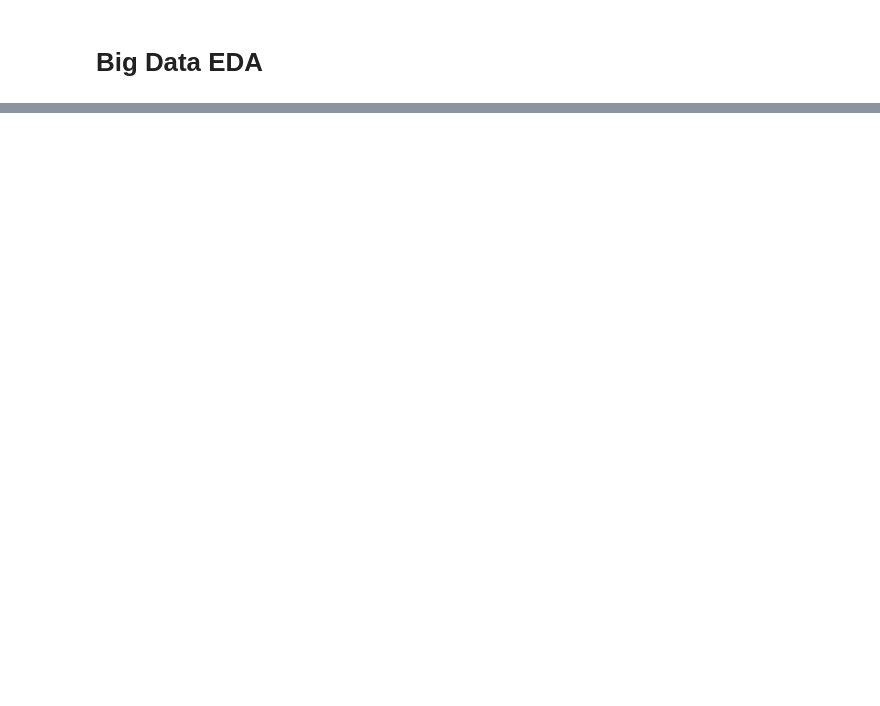
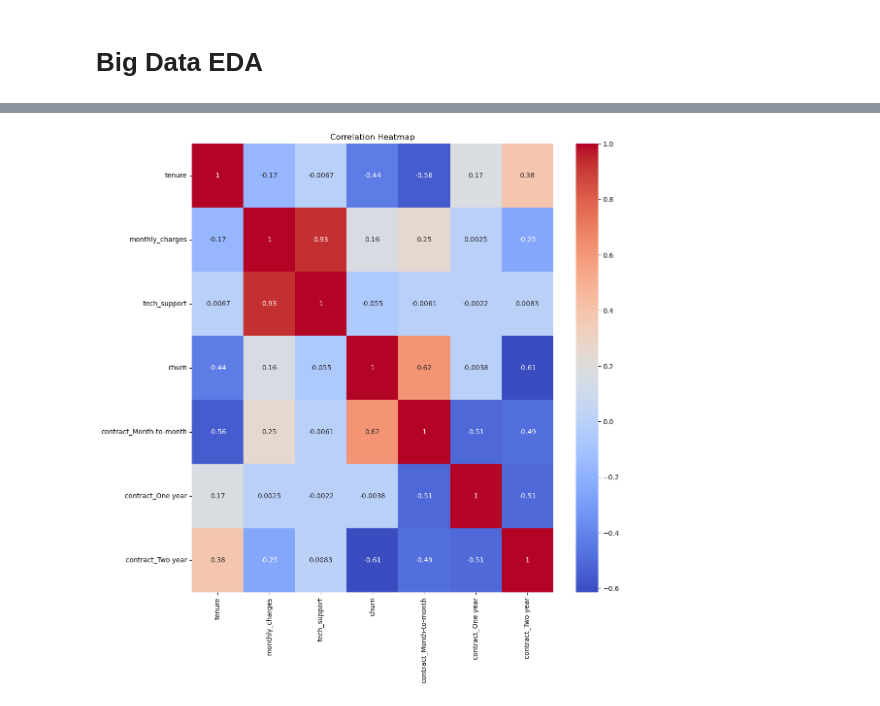
Before and after one commit to Ash2oP/first-end-to-end-ml-project, a Jupyter notebook: notebooks/03_big_data_eda.ipynb, the cells around one changed output, grey strips where cells are left out. Saved outputs shown, nothing was run; the diff lists cells and outputs as text; code cells hidden in the pictures; blank space fills up the shorter version.

```diff
--- a/notebooks/03_big_data_eda.ipynb
+++ b/notebooks/03_big_data_eda.ipynb
@@ -33,0 +106,5 @@ df.head()
+# %%
+bin_map = {"Yes" : 1, "No" : 0}
+df["churn"] = df["churn"].map(bin_map)
+df["tech_support"] = df["tech_support"].map(bin_map)
+df.head()
@@ -33,0 +119,9 @@ df.head()
+# %%
+from sklearn.preprocessing import OneHotEncoder
+
+one_hot = OneHotEncoder(sparse_output=False)
+cat_cols = df.select_dtypes(include=[str]).columns
+encoded_data = one_hot.fit_transform(df[cat_cols])
+df_cat_encoded = pd.DataFrame(encoded_data,
+                              columns=one_hot.get_feature_names_out(cat_cols),
+                              index=df.index)
@@ -33,0 +138,3 @@ df.head()
+# %%
+df = pd.concat([df.drop(columns=cat_cols), df_cat_encoded], axis=1)
+df.head()
@@ -33,0 +149,9 @@ df.head()
+# %%
+corr_matrix = df.corr()
+
+plt.figure(figsize=(12,12))
+sns.heatmap(corr_matrix, annot=True, cmap="coolwarm")
+plt.title("Correlation Heatmap")
+plt.show()
+# %% [output]
+[figure, added]
```
Also changed, not shown: parts of 18 cells of this notebook.
